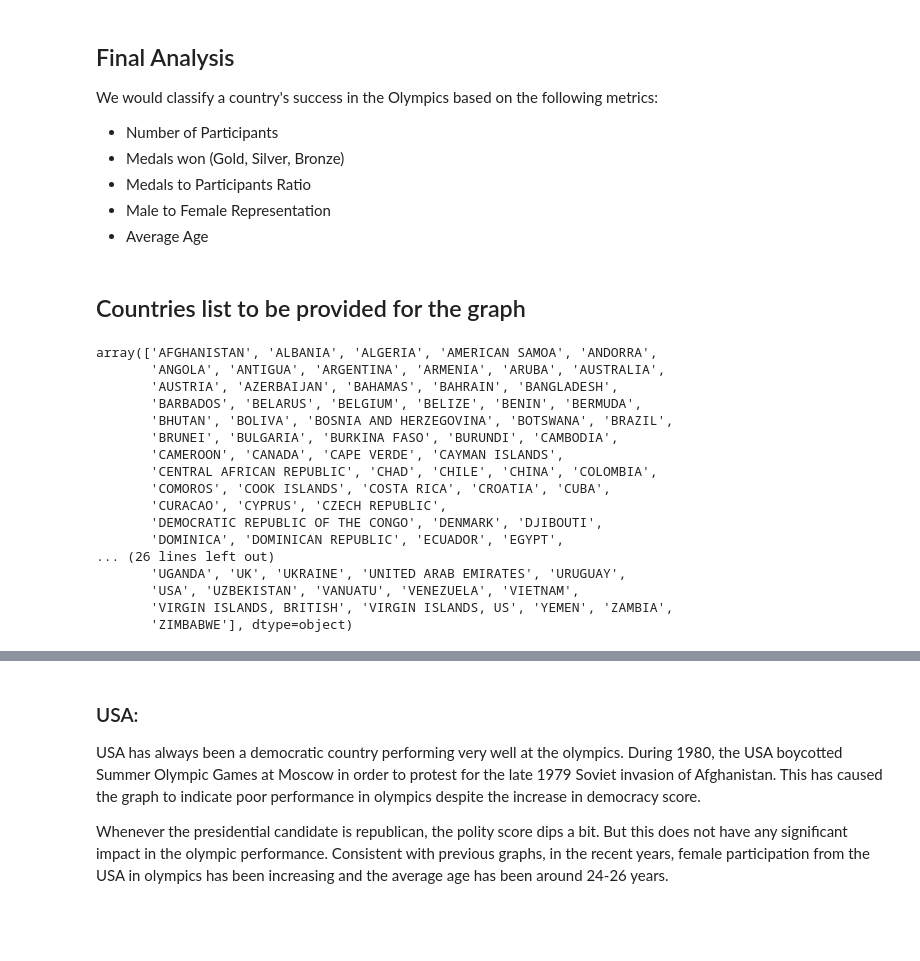
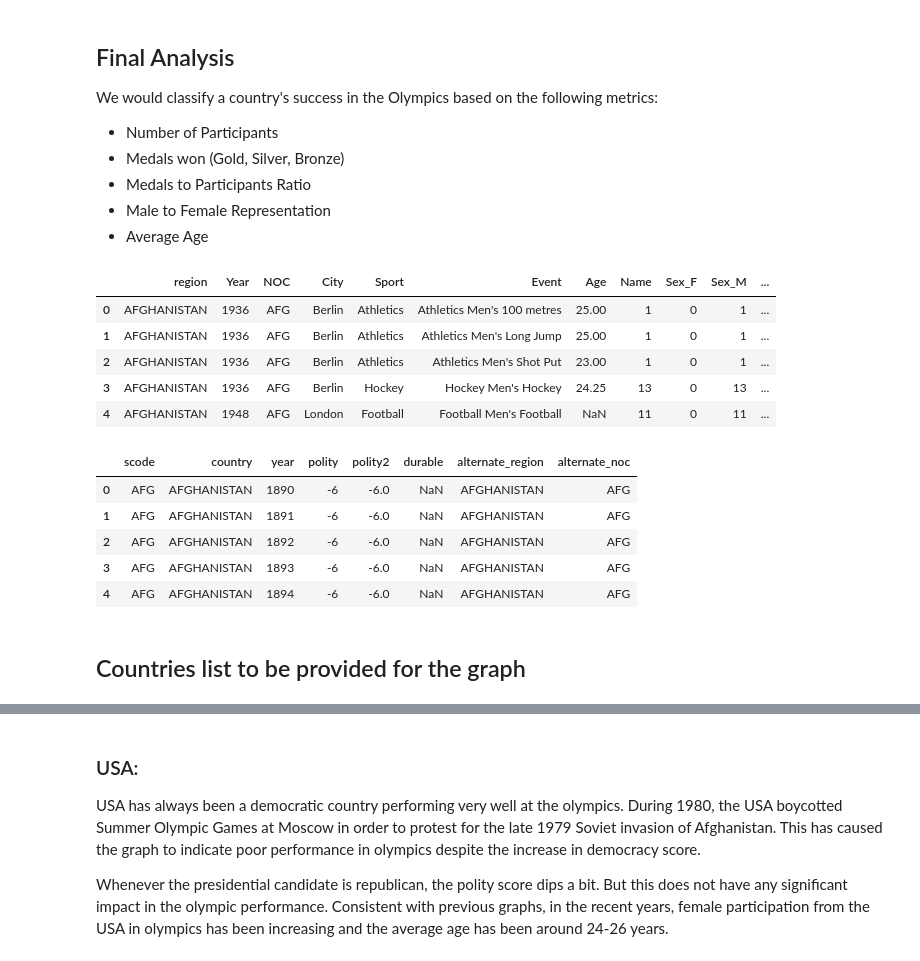
Before and after one commit to Sushma97/2021Fall_finals, a Jupyter notebook: olympic_data_analysis.ipynb, the cells around one changed output, grey strips where cells are left out. Saved outputs shown, nothing was run; the diff lists cells and outputs as text; code cells hidden in the pictures; blank space fills up the shorter version.

```diff
--- a/olympic_data_analysis.ipynb
+++ b/olympic_data_analysis.ipynb
@@ -61,28 +62,15 @@ pd.set_option('display.max_columns', 10000)
 pd.set_option('display.width', 10000)
 # %%
 final_df, noc = prepare_olympic_dataset("athlete_events.csv", "noc_regions.csv")
+# %%
+final_df.head()
+# %% [output]
+|  | region | Year | NOC | City | Sport | Event | Age | Name | Sex_F | Sex_M | ... |
+| 0 | AFGHANISTAN | 1936 | AFG | Berlin | Athletics | Athletics Men's 100 metres | 25.00 | 1 | 0 | 1 | ... |
+| 1 | AFGHANISTAN | 1936 | AFG | Berlin | Athletics | Athletics Men's Long Jump | 25.00 | 1 | 0 | 1 | ... |
+| 2 | AFGHANISTAN | 1936 | AFG | Berlin | Athletics | Athletics Men's Shot Put | 23.00 | 1 | 0 | 1 | ... |
+| 3 | AFGHANISTAN | 1936 | AFG | Berlin | Hockey | Hockey Men's Hockey | 24.25 | 13 | 0 | 13 | ... |
+| 4 | AFGHANISTAN | 1948 | AFG | London | Football | Football Men's Football | NaN | 11 | 0 | 11 | ... |
 # %%
 countries = {"GDR":"GERMANY EAST"}
 final_df = handle_countries_that_split(countries, final_df, noc)
-# %% [markdown]
-## Countries list to be provided for the graph
-# %%
-final_df.region.unique()
-# %% [output]
-array(['AFGHANISTAN', 'ALBANIA', 'ALGERIA', 'AMERICAN SAMOA', 'ANDORRA',
-       'ANGOLA', 'ANTIGUA', 'ARGENTINA', 'ARMENIA', 'ARUBA', 'AUSTRALIA',
-       'AUSTRIA', 'AZERBAIJAN', 'BAHAMAS', 'BAHRAIN', 'BANGLADESH',
-       'BARBADOS', 'BELARUS', 'BELGIUM', 'BELIZE', 'BENIN', 'BERMUDA',
-       'BHUTAN', 'BOLIVA', 'BOSNIA AND HERZEGOVINA', 'BOTSWANA', 'BRAZIL',
-       'BRUNEI', 'BULGARIA', 'BURKINA FASO', 'BURUNDI', 'CAMBODIA',
-       'CAMEROON', 'CANADA', 'CAPE VERDE', 'CAYMAN ISLANDS',
-       'CENTRAL AFRICAN REPUBLIC', 'CHAD', 'CHILE', 'CHINA', 'COLOMBIA',
-       'COMOROS', 'COOK ISLANDS', 'COSTA RICA', 'CROATIA', 'CUBA',
-       'CURACAO', 'CYPRUS', 'CZECH REPUBLIC',
-       'DEMOCRATIC REPUBLIC OF THE CONGO', 'DENMARK', 'DJIBOUTI',
-       'DOMINICA', 'DOMINICAN REPUBLIC', 'ECUADOR', 'EGYPT',
-... (26 lines left out)
-       'UGANDA', 'UK', 'UKRAINE', 'UNITED ARAB EMIRATES', 'URUGUAY',
-       'USA', 'UZBEKISTAN', 'VANUATU', 'VENEZUELA', 'VIETNAM',
-       'VIRGIN ISLANDS, BRITISH', 'VIRGIN ISLANDS, US', 'YEMEN', 'ZAMBIA',
-       'ZIMBABWE'], dtype=object)
@@ -109,5 +77,14 @@ final_df = correct_team_medals_won(final_df, sport_dict)
 # %%
 polity_dff2 = prepare_polity_dataset("p5v2018.xls", noc)
+# %%
+polity_dff2.head()
+# %% [output]
+|  | scode | country | year | polity | polity2 | durable | alternate_region | alternate_noc |
+| 0 | AFG | AFGHANISTAN | 1890 | -6 | -6.0 | NaN | AFGHANISTAN | AFG |
+| 1 | AFG | AFGHANISTAN | 1891 | -6 | -6.0 | NaN | AFGHANISTAN | AFG |
+| 2 | AFG | AFGHANISTAN | 1892 | -6 | -6.0 | NaN | AFGHANISTAN | AFG |
+| 3 | AFG | AFGHANISTAN | 1893 | -6 | -6.0 | NaN | AFGHANISTAN | AFG |
+| 4 | AFG | AFGHANISTAN | 1894 | -6 | -6.0 | NaN | AFGHANISTAN | AFG |
 # %%
 polity_dff3 = get_polityshift_column(polity_dff2)
 # %%
@@ -119,3 +96,5 @@ country_dict = {'BOSNIA': 'BIH', 'CONGO-BRAZZAVILLE': 'CGO', 'CONGO BRAZZAVILLE'
                     'TRINIDAD AND TOBAGO': 'TTO', 'UNITED KINGDOM': 'GBR', 'USSR': 'URS', 'YUGOSLAVIA': 'YUG',
                     'SERBIA AND MONTENEGRO': 'YUG', 'YEMEN SOUTH': 'YMD', 'CONGO KINSHASA': 'COD'}
 polity_dff3 = map_polity_region_dataset(country_dict, polity_dff2, mapper)
+# %% [markdown]
+## Countries list to be provided for the graph
```
Also changed, not shown: parts of 10 cells of this notebook, 1 other file.
